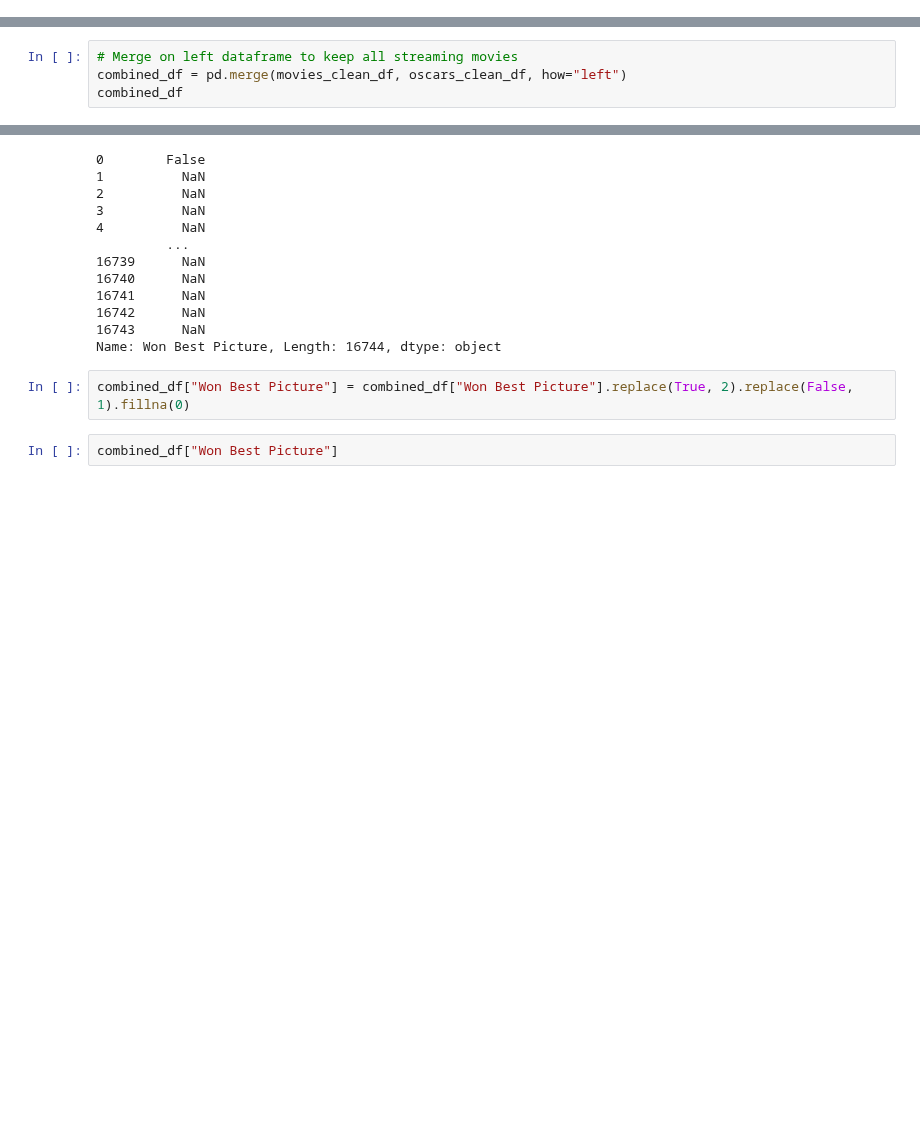
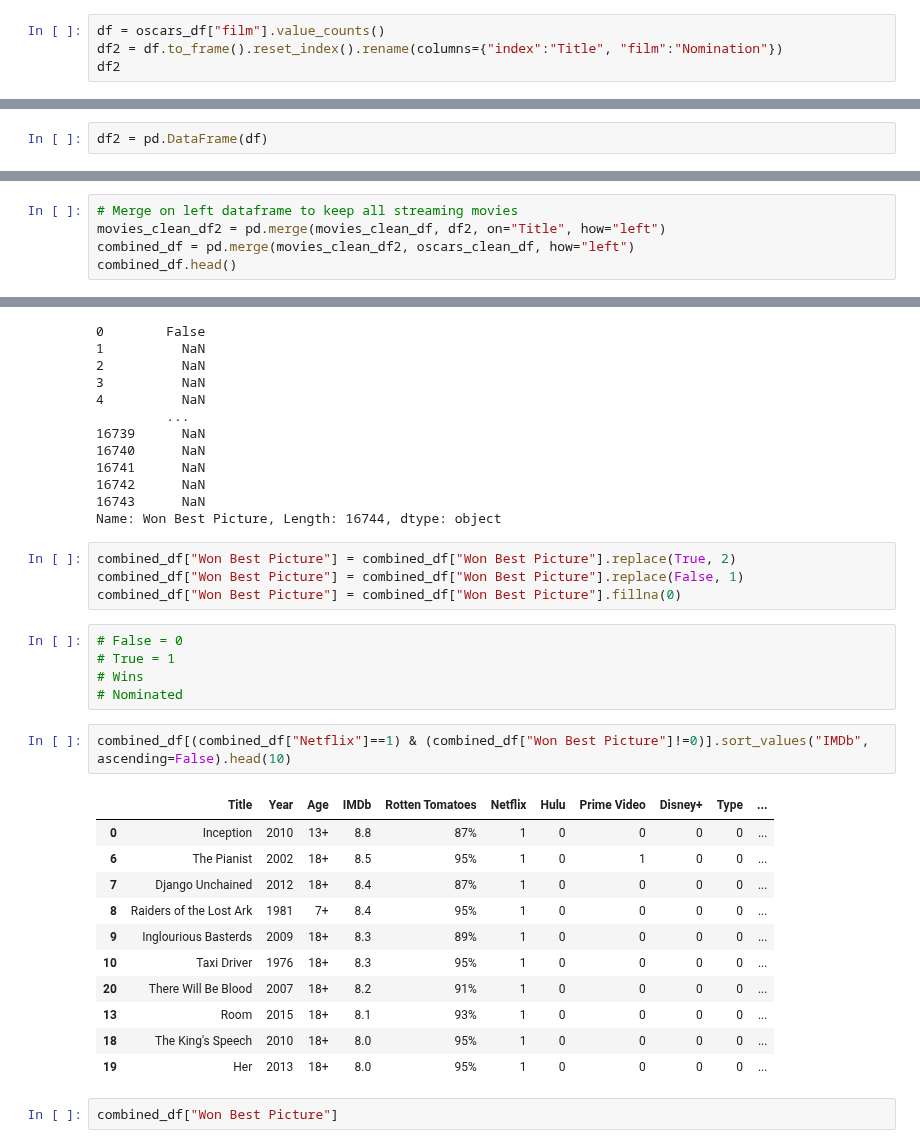
Before and after one commit to jacance/streaming-service-analysis, a Jupyter notebook: data_merge_justin.ipynb, the cells around one changed output, grey strips where cells are left out. Saved outputs shown, nothing was run; the diff lists cells and outputs as text; blank space fills up the shorter version.

```diff
--- a/data_merge_justin.ipynb
+++ b/data_merge_justin.ipynb
@@ -13,0 +62,4 @@ movies_df = pd.read_csv(movies_file)
+# %%
+df = oscars_df["film"].value_counts()
+df2 = df.to_frame().reset_index().rename(columns={"index":"Title", "film":"Nomination"})
+df2
@@ -14,3 +97,5 @@ movies_df = pd.read_csv(movies_file)
+# %%
+df2 = pd.DataFrame(df)
 # %%
 movies_clean_df = movies_df.drop(columns=["Unnamed: 0", "ID"])
 movies_clean_df.head()
@@ -50,8 +135,9 @@ oscars_clean_df
 423 rows × 3 columns
 # %%
 # Merge on left dataframe to keep all streaming movies
-combined_df = pd.merge(movies_clean_df, oscars_clean_df, how="left")
-combined_df
+movies_clean_df2 = pd.merge(movies_clean_df, df2, on="Title", how="left")
+combined_df = pd.merge(movies_clean_df2, oscars_clean_df, how="left")
+combined_df.head()
 # %% [output]
 |  | Title | Year | Age | IMDb | Rotten Tomatoes | Netflix | Hulu | Prime Video | Disney+ | Type | ... |
 | 0 | Inception | 2010 | 13+ | 8.8 | 87% | 1 | 0 | 0 | 0 | 0 | ... |
@@ -102,7 +181,28 @@ combined_df["Won Best Picture"]
 16743      NaN
 Name: Won Best Picture, Length: 16744, dtype: object
 # %%
-combined_df["Won Best Picture"] = combined_df["Won Best Picture"].replace(True, 2).replace(False, 1).fillna(0)
+combined_df["Won Best Picture"] = combined_df["Won Best Picture"].replace(True, 2)
+combined_df["Won Best Picture"] = combined_df["Won Best Picture"].replace(False, 1)
+combined_df["Won Best Picture"] = combined_df["Won Best Picture"].fillna(0)
+# %%
+# False = 0
+# True = 1
+# Wins
+# Nominated
+# %%
+combined_df[(combined_df["Netflix"]==1) & (combined_df["Won Best Picture"]!=0)].sort_values("IMDb", ascending=False).head(10)
+# %% [output]
+|  | Title | Year | Age | IMDb | Rotten Tomatoes | Netflix | Hulu | Prime Video | Disney+ | Type | ... |
+| 0 | Inception | 2010 | 13+ | 8.8 | 87% | 1 | 0 | 0 | 0 | 0 | ... |
+| 6 | The Pianist | 2002 | 18+ | 8.5 | 95% | 1 | 0 | 1 | 0 | 0 | ... |
+| 7 | Django Unchained | 2012 | 18+ | 8.4 | 87% | 1 | 0 | 0 | 0 | 0 | ... |
+| 8 | Raiders of the Lost Ark | 1981 | 7+ | 8.4 | 95% | 1 | 0 | 0 | 0 | 0 | ... |
+| 9 | Inglourious Basterds | 2009 | 18+ | 8.3 | 89% | 1 | 0 | 0 | 0 | 0 | ... |
+| 10 | Taxi Driver | 1976 | 18+ | 8.3 | 95% | 1 | 0 | 0 | 0 | 0 | ... |
+| 20 | There Will Be Blood | 2007 | 18+ | 8.2 | 91% | 1 | 0 | 0 | 0 | 0 | ... |
+| 13 | Room | 2015 | 18+ | 8.1 | 93% | 1 | 0 | 0 | 0 | 0 | ... |
+| 18 | The King's Speech | 2010 | 18+ | 8.0 | 95% | 1 | 0 | 0 | 0 | 0 | ... |
+| 19 | Her | 2013 | 18+ | 8.0 | 95% | 1 | 0 | 0 | 0 | 0 | ... |
 # %%
 combined_df["Won Best Picture"]
 # %% [output]
```
Also changed, not shown: parts of 7 cells of this notebook.
